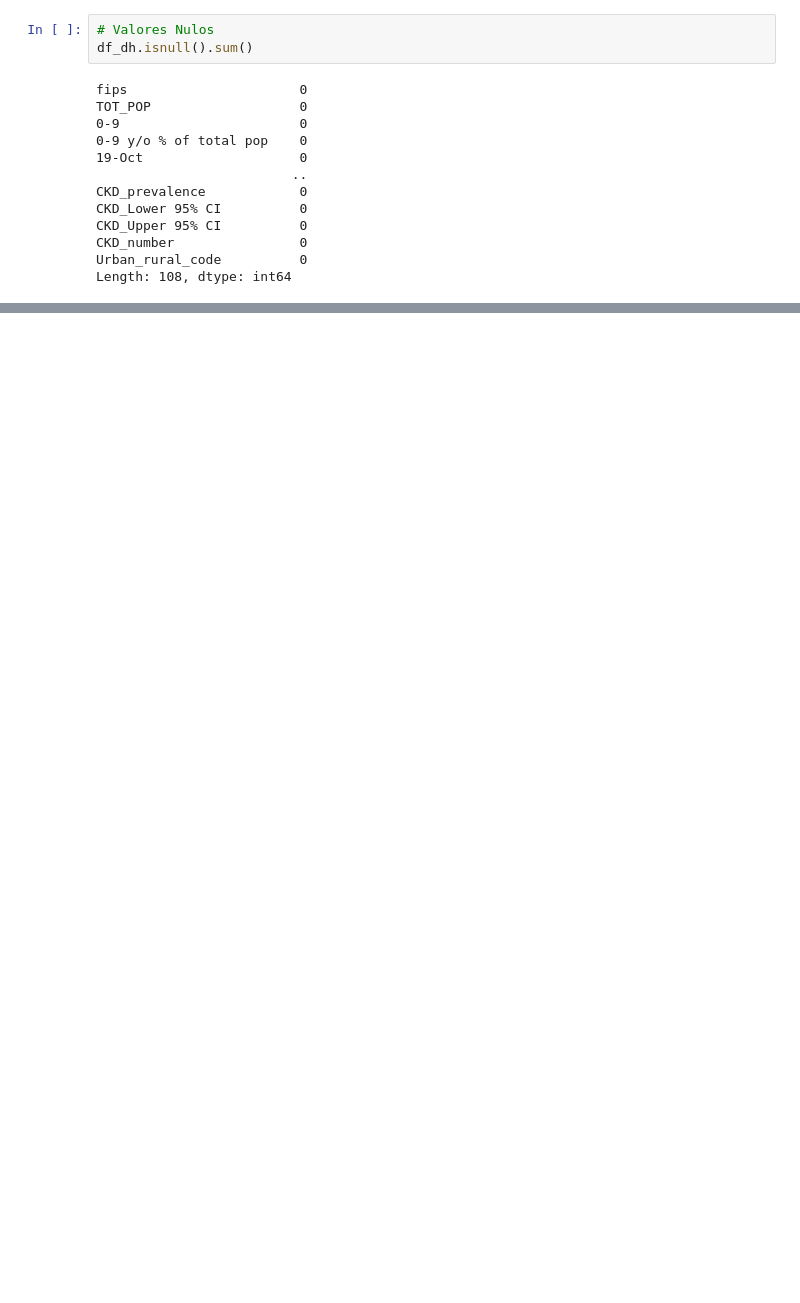
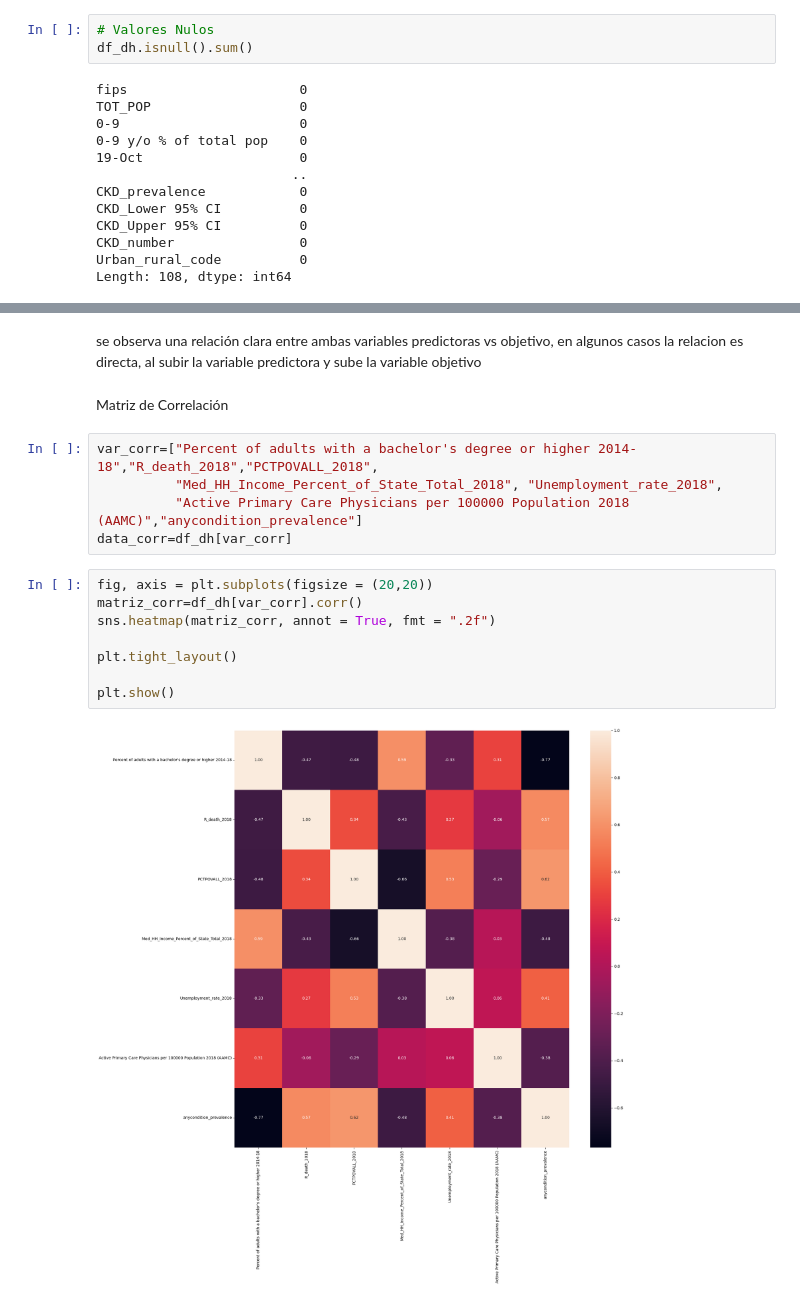
Before and after one commit to Jairo-Almanza/Modelo-de-regresion-lineal-usando-pandas-y-python, a Jupyter notebook: src/explore.ipynb, the cells around one changed output, grey strips where cells are left out. Cells and saved outputs as stored; diff of their text form; blank space fills up the shorter version.

```diff
--- a/src/explore.ipynb
+++ b/src/explore.ipynb
@@ -83,0 +240,19 @@ Length: 108, dtype: int64
+# %% [markdown]
+se observa una relación clara entre ambas variables predictoras vs objetivo, en algunos casos la relacion es directa, al subir la variable predictora y sube la variable objetivo
+# %% [markdown]
+Matriz de Correlación
+# %%
+var_corr=["Percent of adults with a bachelor's degree or higher 2014-18","R_death_2018","PCTPOVALL_2018",
+          "Med_HH_Income_Percent_of_State_Total_2018", "Unemployment_rate_2018",
+          "Active Primary Care Physicians per 100000 Population 2018 (AAMC)","anycondition_prevalence"]
+data_corr=df_dh[var_corr]
+# %%
+fig, axis = plt.subplots(figsize = (20,20))
+matriz_corr=df_dh[var_corr].corr()
+sns.heatmap(matriz_corr, annot = True, fmt = ".2f")
+
+plt.tight_layout()
+
+plt.show()
+# %% [output]
+[figure, added]
```
Also changed, not shown: parts of 39 cells of this notebook, 1 other file.
